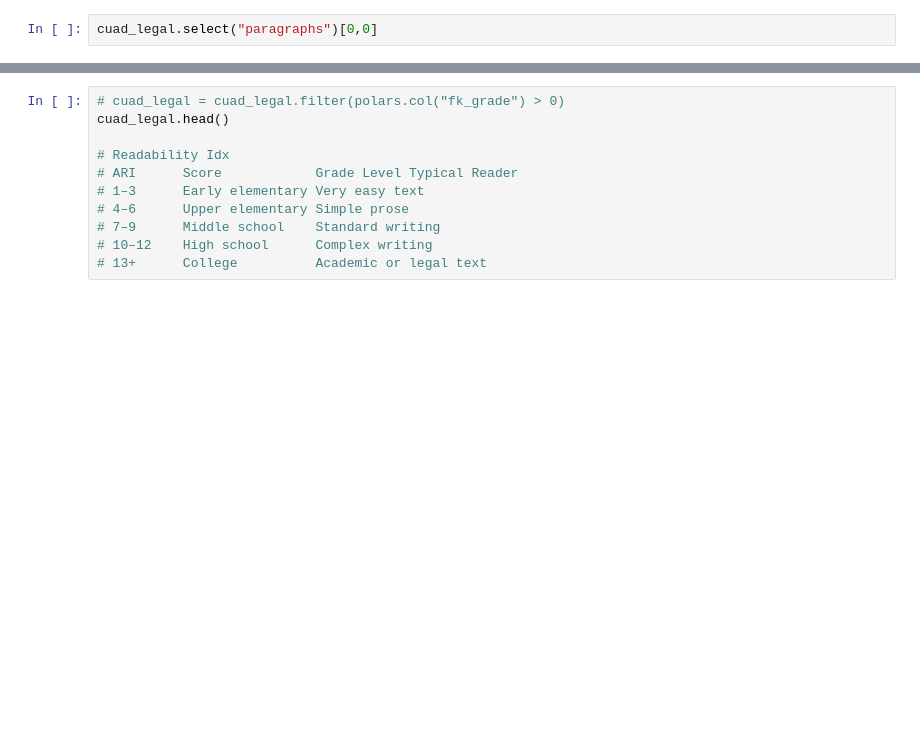
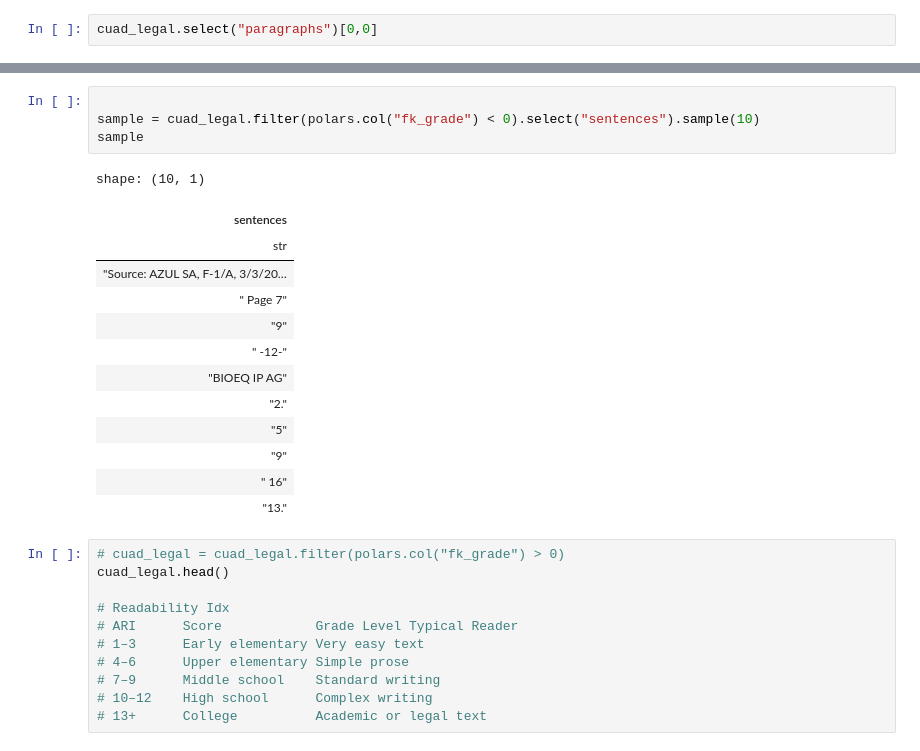
Before and after one commit to danilopsss/uol_capstone_project, a Jupyter notebook: CUAD/cuad.ipynb, the cells around one changed output, grey strips where cells are left out. Drawn from its saved outputs; the diff is of its cells as text; blank space fills up the shorter version.

```diff
--- a/data/datasets/CUAD/cuad.ipynb
+++ b/CUAD/cuad.ipynb
@@ -128,3 +163,21 @@ else:
+# %%
+
+sample = cuad_legal.filter(polars.col("fk_grade") < 0).select("sentences").sample(10)
+sample
+# %% [output]
+shape: (10, 1)
+| sentences |
+| str |
+| "Source: AZUL SA, F-1/A, 3/3/20… |
+| " Page 7" |
+| "9" |
+| " -12-" |
+| "BIOEQ IP AG" |
+| "2." |
+| "5" |
+| "9" |
+| " 16" |
+| "13." |
 # %%
 # cuad_legal = cuad_legal.filter(polars.col("fk_grade") > 0)
 cuad_legal.head()
```
Also changed, not shown: parts of 4 cells of this notebook, 19 other files.
